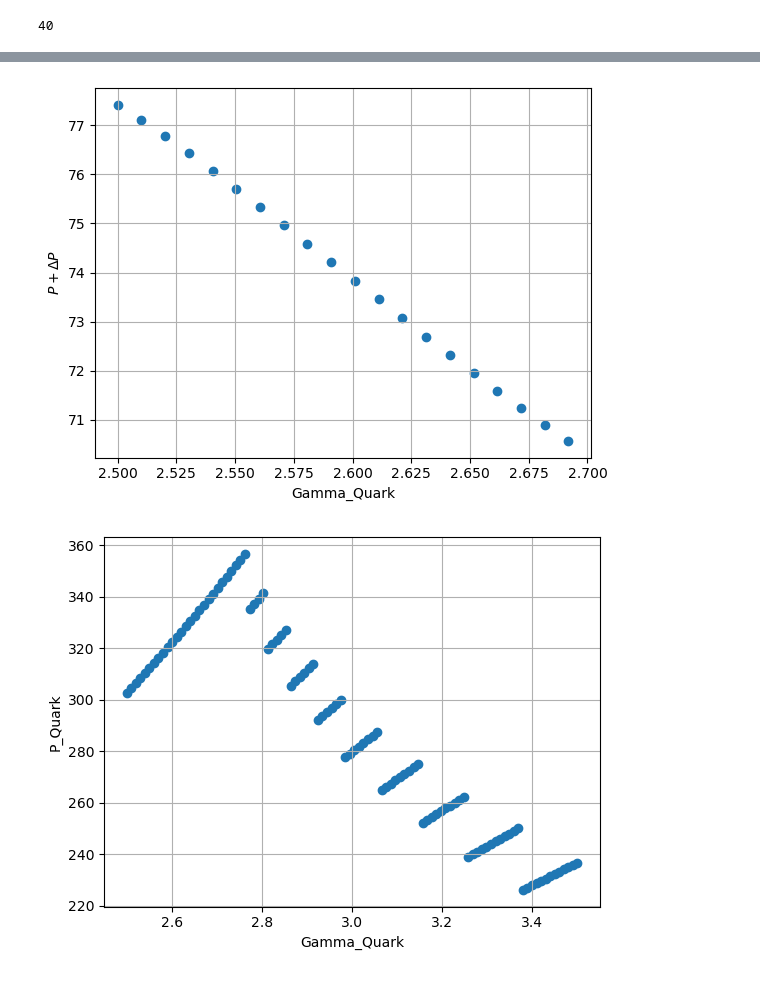
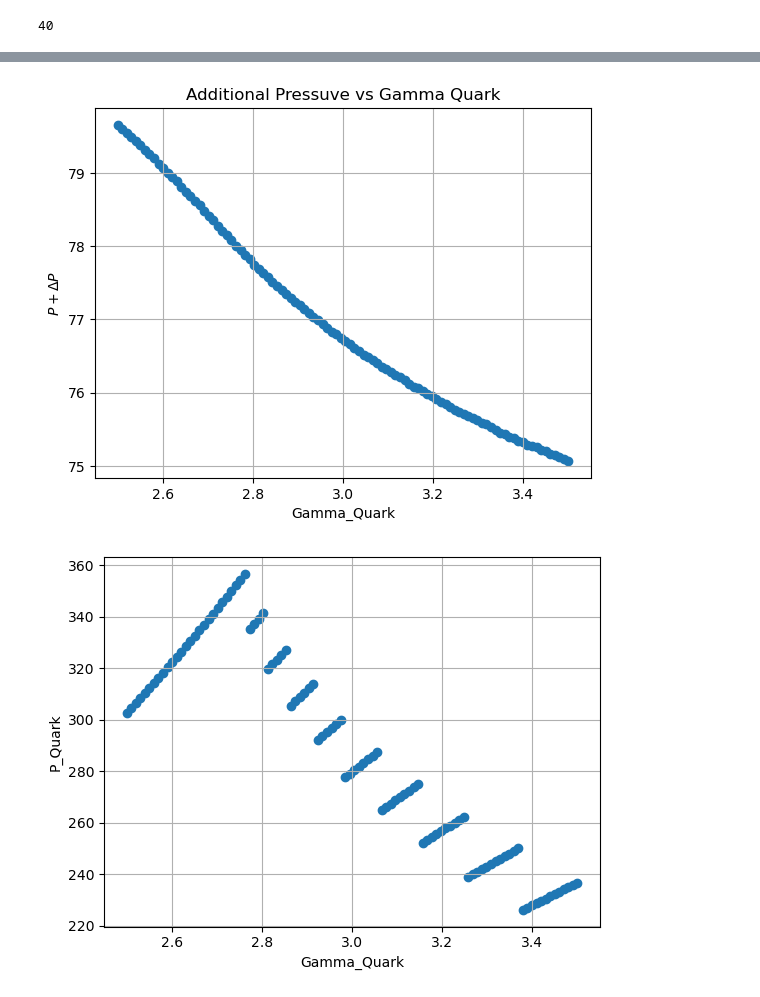
Before and after one commit to katta626/Phase_Transition, a Jupyter notebook: code/Relation_Codes/Different_GammaQ.ipynb, the cells around one changed output, grey strips where cells are left out. Saved outputs shown, nothing was run; the diff lists cells and outputs as text; code cells hidden in the pictures.

```diff
--- a/code/Relation_Codes/Different_GammaQ.ipynb
+++ b/code/Relation_Codes/Different_GammaQ.ipynb
@@ -354,11 +319,12 @@ P_all_1
 # %%
-plt.scatter(Gam_quark[:20],P_all_1);
+plt.scatter(Gam_quark,P_all_1);
+plt.title("Additional Pressuve vs Gamma Quark")
 plt.grid();
 plt.xlabel('Gamma_Quark');
 plt.ylabel(r'$P + \Delta P $');
 plt.show();
 # %% [output]
-[figure, old version]
+[figure, new version]
 # %%
 plt.scatter(Gam_quark,[y for x,y in P_max_points_1]);
 plt.grid();
```
Also changed, not shown: parts of 7 cells of this notebook, 1 other file.
